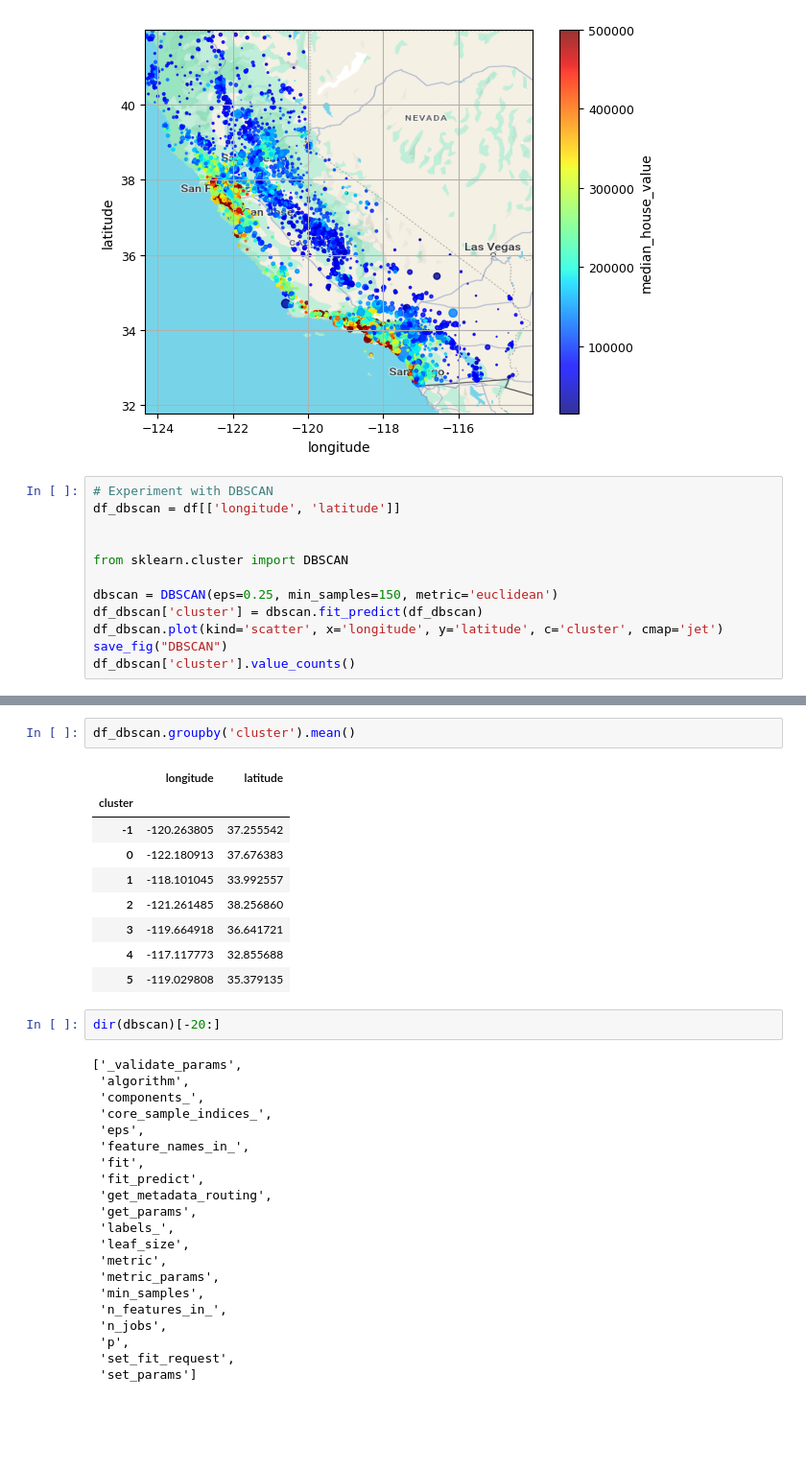
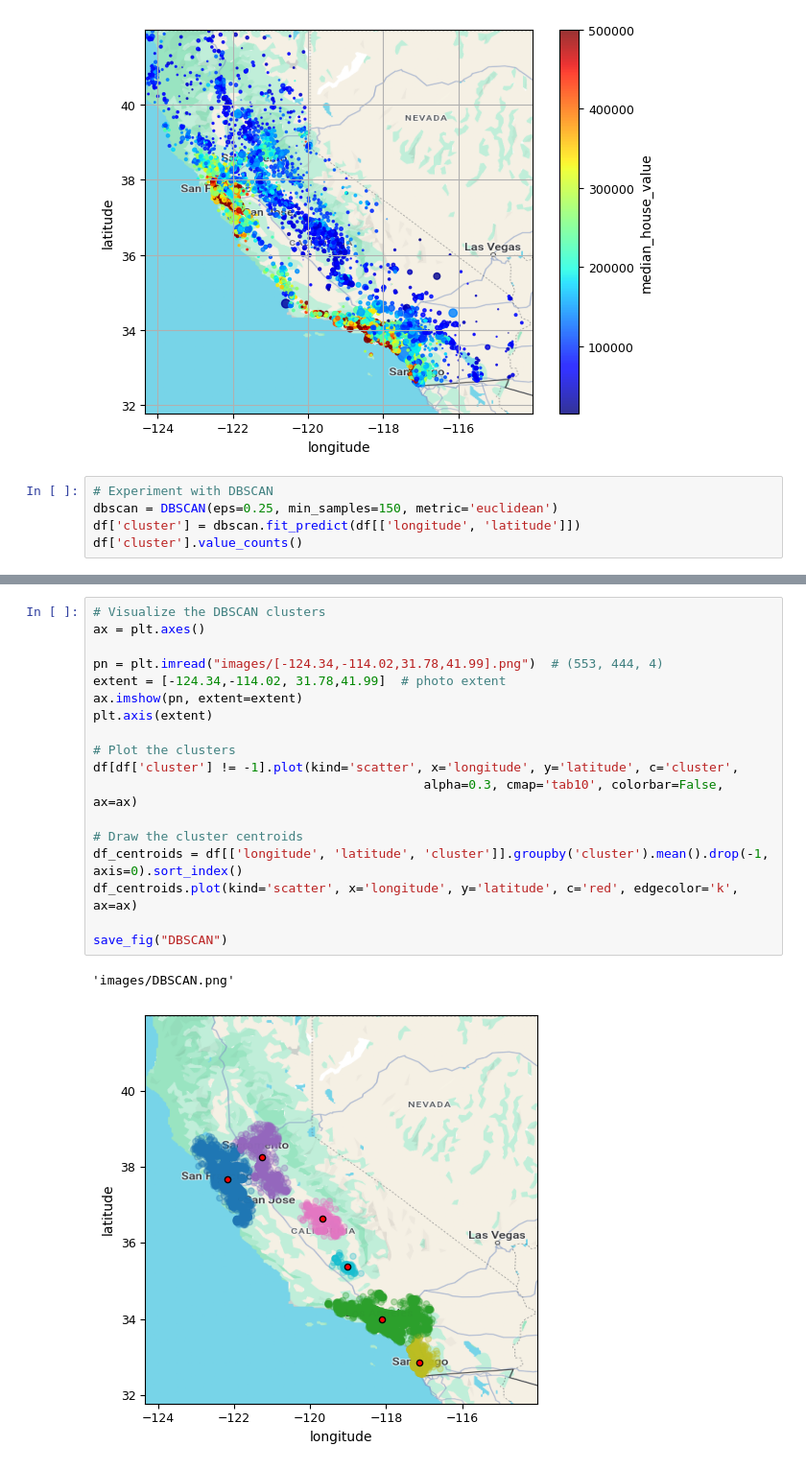
Before and after one commit to leztien/portfolio-project-linear-regression-for-price-prediction, a Jupyter notebook: exploratory_data_analysis.ipynb, the cells around one changed output, grey strips where cells are left out. Shown at 96% size. Drawn from its saved outputs; the diff is of its cells as text; blank space fills up the shorter version.

```diff
--- a/exploratory_data_analysis.ipynb
+++ b/exploratory_data_analysis.ipynb
@@ -181,14 +178,7 @@ save_fig("California")
 [figure]
 # %%
 # Experiment with DBSCAN
-df_dbscan = df[['longitude', 'latitude']]
-
-
-from sklearn.cluster import DBSCAN
-
 dbscan = DBSCAN(eps=0.25, min_samples=150, metric='euclidean')
-df_dbscan['cluster'] = dbscan.fit_predict(df_dbscan)
-df_dbscan.plot(kind='scatter', x='longitude', y='latitude', c='cluster', cmap='jet')
-save_fig("DBSCAN")
-df_dbscan['cluster'].value_counts()
+df['cluster'] = dbscan.fit_predict(df[['longitude', 'latitude']])
+df['cluster'].value_counts()
 # %% [output]
@@ -210,35 +194,21 @@ Name: count, dtype: int64
-# %%
-df_dbscan.groupby('cluster').mean()
-# %% [output]
-|  | longitude | latitude |
-| cluster |  |  |
-| -1 | -120.263805 | 37.255542 |
-| 0 | -122.180913 | 37.676383 |
-| 1 | -118.101045 | 33.992557 |
-| 2 | -121.261485 | 38.256860 |
-| 3 | -119.664918 | 36.641721 |
-| 4 | -117.117773 | 32.855688 |
-| 5 | -119.029808 | 35.379135 |
-# %%
-dir(dbscan)[-20:]
-# %% [output]
-['_validate_params',
- 'algorithm',
- 'components_',
- 'core_sample_indices_',
- 'eps',
- 'feature_names_in_',
- 'fit',
- 'fit_predict',
- 'get_metadata_routing',
- 'get_params',
- 'labels_',
- 'leaf_size',
- 'metric',
- 'metric_params',
- 'min_samples',
- 'n_features_in_',
- 'n_jobs',
- 'p',
- 'set_fit_request',
- 'set_params']
+# %%
+# Visualize the DBSCAN clusters
+ax = plt.axes()
+
+pn = plt.imread("images/[-124.34,-114.02,31.78,41.99].png")  # (553, 444, 4)
+extent = [-124.34,-114.02, 31.78,41.99]  # photo extent
+ax.imshow(pn, extent=extent)
+plt.axis(extent)
+
+# Plot the clusters
+df[df['cluster'] != -1].plot(kind='scatter', x='longitude', y='latitude', c='cluster',
+                                            alpha=0.3, cmap='tab10', colorbar=False, ax=ax)
+
+# Draw the cluster centroids
+df_centroids = df[['longitude', 'latitude', 'cluster']].groupby('cluster').mean().drop(-1, axis=0).sort_index()
+df_centroids.plot(kind='scatter', x='longitude', y='latitude', c='red', edgecolor='k', ax=ax)
+
+save_fig("DBSCAN")
+# %% [output]
+'images/DBSCAN.png'
+[figure, added]
```
Also changed, not shown: parts of 13 cells of this notebook, 4 other files.
